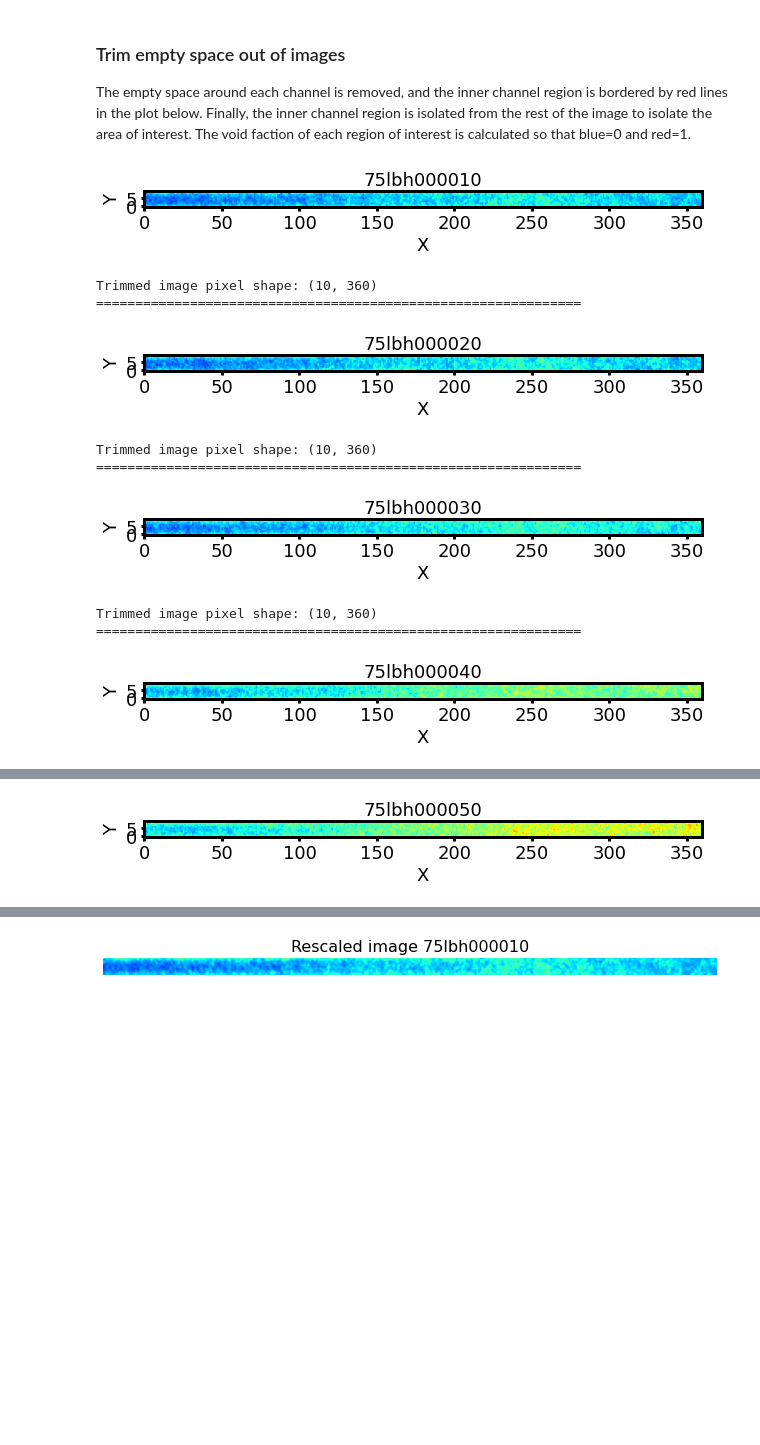
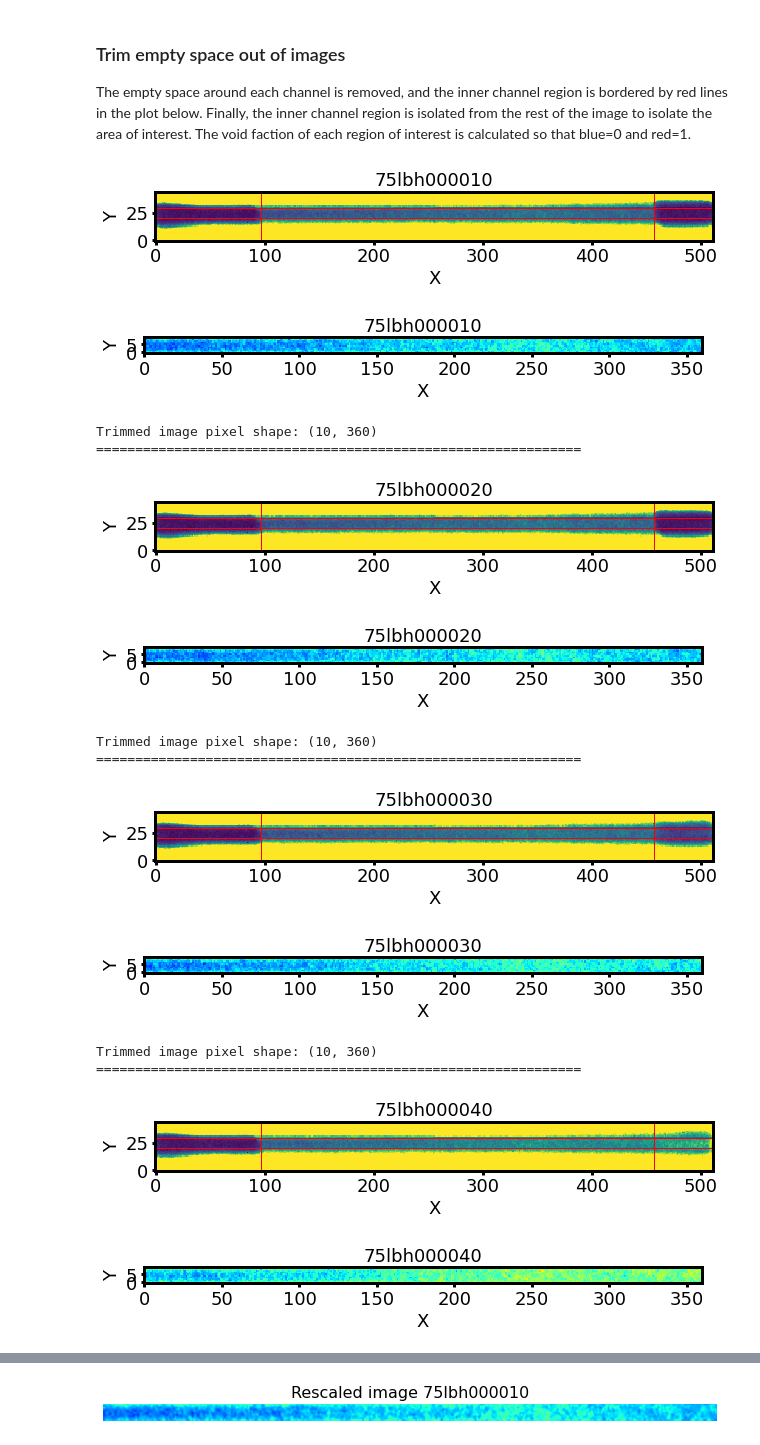
Before and after one commit to ericmuckley/fluid_channel_modeling, a Jupyter notebook: channel_modeling.ipynb, the cells around one changed output, grey strips where cells are left out. Cells and saved outputs as stored; diff of their text form; code cells hidden in the pictures; blank space fills up the shorter version.

```diff
--- a/channel_modeling.ipynb
+++ b/channel_modeling.ipynb
@@ -60,0 +31,7 @@ Checking out files: 100% (76/76), done.
+# %%
+# set path of folder which contains image files
+folder_path = os.path.join(os.getcwd(), 'data')
+all_images = [f for f in glob(folder_path+'/*') if '.tif' in f]
+print('Found {} images:'.format(len(all_images)))
+for img in all_images:
+    print(os.path.split(img)[1])
@@ -186,87 +158,84 @@ rlims75 = [225, 270]
 # images for now
 # get list of all images and their titles
 #img_names = [i for i in all_images if 'empty' not in i]
-#labels = [i.split('/')[-1].split('.tif')[0] for i in img_names]
 # get reference image as a 2D numpy array
 #ref_img_name = [i for i in all_images if 'empty' in i][0]
 #ref_img = plt.imread(ref_img_name)[:, :, 0].T[rlims75[0]:rlims75[1]]
 
-# create dictionary to hold all results
-d = {}
+# create dictionary to hold all trimmed images
+img_dict = {}
 
 # loop over each non-reference image
 # look at only 75 lb flow rate images for now
 img_names = sorted([i for i in all_images if '75' in i])
-labels = [i.split('/')[-1].split('.tif')[0] for i in img_names]
-for i, img in enumerate(img_names):
+
+for img in img_names:
 
     # get flowrate and temperature from image names
-    flowrate = int(labels[i].split('lb')[0])
+    label = os.path.split(img)[1].split('.')[0]
+    flowrate = int(label.split('lb')[0])
+    # trim image based on the flow rate so that all images are centered
     if flowrate == 25:
-        img = plt.imread(img)[:, :, 0].T[rlims25[0]:rlims25[1]]
-        temp = int(labels[i].split('00')[-1])
+        img_raw = plt.imread(img)[:, :, 0].T[rlims25[0]:rlims25[1]]
+        temp = int(label.split('00')[-1])
         xlims = [68, 428]
         ylims= [15, 25]
     if flowrate == 75:
-        img = plt.imread(img)[:, :, 0].T[rlims75[0]:rlims75[1]]
-        temp = int(labels[i].split('000')[-1])
+        img_raw = plt.imread(img)[:, :, 0].T[rlims75[0]:rlims75[1]]
+        temp = int(label.split('000')[-1])
         xlims = [97, 457]
         ylims = [20, 30]
 
     # cut image to only include channel interior
-    channel_img = img[ylims[0]:ylims[1], xlims[0]:xlims[1]]
+    img_channel = img_raw[ylims[0]:ylims[1], xlims[0]:xlims[1]]
 
     # save results into dictionary
-    d[labels[i]] = {
+    img_dict[label] = {
             'flowrate': flowrate,
             'temp': temp,
-            'img_full': img,
-            'img_channel': channel_img,
-            'par_profile_full': np.mean(img, axis=0),
-            'perp_profile_full': np.mean(img, axis=1),
-            'par_profile_channel': np.mean(channel_img, axis=0),
-            'perp_profile_channel': np.mean(channel_img, axis=1),
-            'channel_min': np.min(channel_img),
-            'channel_max': np.max(channel_img),
-            'channel_mean': np.mean(channel_img),
-            'channel_std': np.std(channel_img),
-            'void_frac_img': channel_img/255}
+            'img_raw': img_raw,
+            'img_channel': img_channel,
+            'img_voidfrac': img_channel/255}
 
     # plot results
-    show_full_image = False
+    show_full_image = True
     show_channel_image = True
     if show_full_image:
         # plot horizontal bounding lines
         plt.axvline(x=xlims[0], color='r', lw=1)
         plt.axvline(x=xlims[1], color='r', lw=1)
         # plot vertical bounding lines
         plt.axhline(y=ylims[0], color='r', lw=1)
         plt.axhline(y=ylims[1], color='r', lw=1)
-        # find pixel number which is in the vertical center
-        center_vert_pix = len(img) // 2
-        #plt.axhline(y=center_vert_pix, color='r', lw=1)
-        plt.imshow(img, origin='lower', vmin=0, vmax=255)
-        plt.title(labels[i])
-        plot_setup(title=labels[i])
+        plt.imshow(img_raw, origin='lower', vmin=0, vmax=255)
+        plt.title(label)
+        plot_setup(title=label)
         plt.show()
     if show_channel_image:
-        plt.imshow(d[labels[i]]['void_frac_img'], origin='lower',
+        plt.imshow(img_channel/255, origin='lower',
                    vmin=0, vmax=1, cmap='jet')
-        plot_setup(title=labels[i])
+        plot_setup(title=label)
         plt.show()
-        print('Trimmed image pixel shape: {}'.format(np.shape(channel_img)))
+        print('Trimmed image pixel shape: {}'.format(np.shape(img_channel)))
     print('==============================================================')
+
+# save trimmed channel images to numpy file
+save_img_path = os.path.join(os.getcwd(), 'trimmed_images.npy')
+np.save(save_img_path, img_dict)
 # %% [output]
-[figure, old version]
+[figure, new version]
+[figure, new version]
 Trimmed image pixel shape: (10, 360)
 ==============================================================
-[figure, old version]
+[figure, new version]
+[figure, new version]
 Trimmed image pixel shape: (10, 360)
 ==============================================================
-[figure, old version]
+[figure, new version]
+[figure, new version]
 Trimmed image pixel shape: (10, 360)
 ==============================================================
-[figure, old version]
+[figure, added]
+[figure, added]
 Trimmed image pixel shape: (10, 360)
 ==============================================================
-[figure, old version]
```
Also changed, not shown: parts of 16 cells of this notebook, 2 other files.
